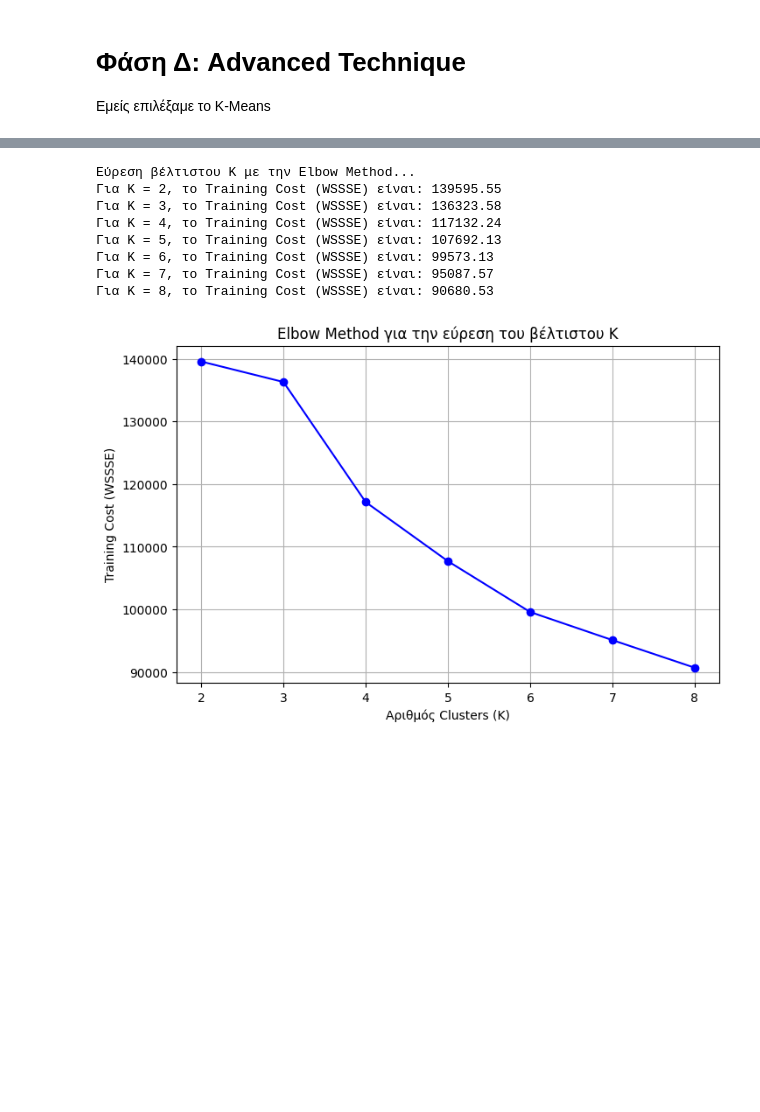
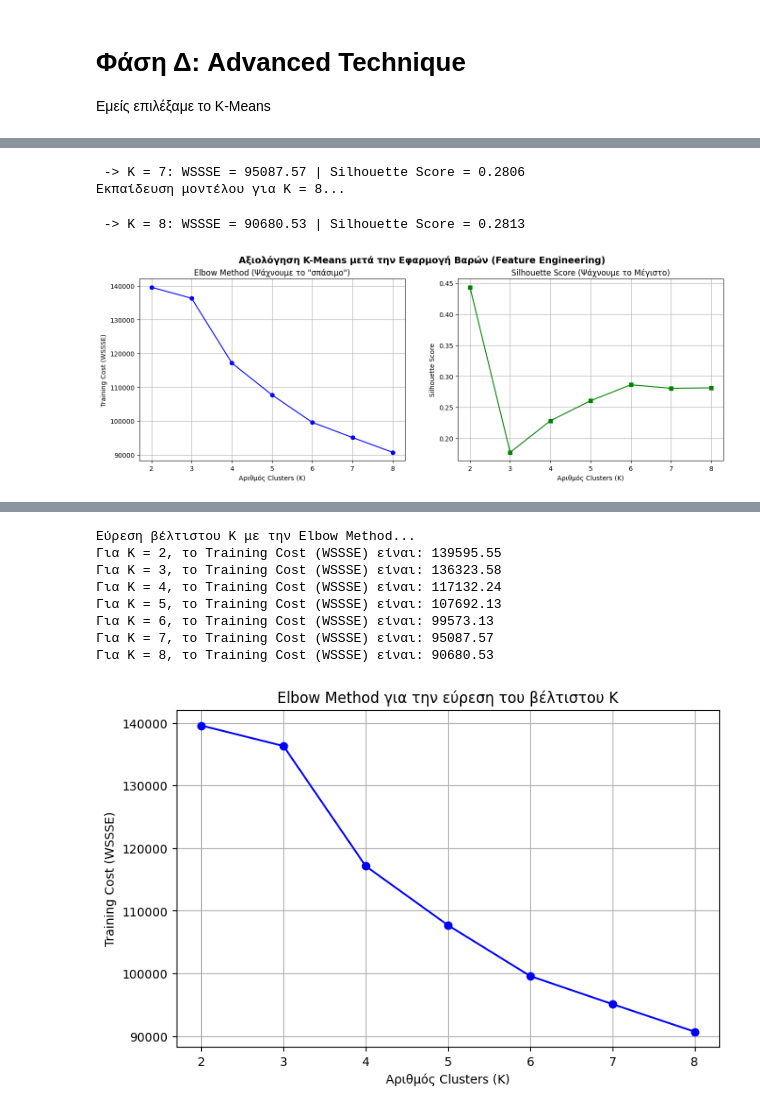
Before and after one commit to Ma1cOS/Big-Data, a Jupyter notebook: notebooks/4_advanced_technique.ipynb, the cells around one changed output, grey strips where cells are left out. Cells and saved outputs as stored; diff of their text form; code cells hidden in the pictures; blank space fills up the shorter version.

Commit message:
αλλαγες στην ροη (χωρις να διαγραψω τα παλια)

```diff
--- a/notebooks/4_advanced_technique.ipynb
+++ b/notebooks/4_advanced_technique.ipynb
@@ -4,0 +7,17 @@
+# %%
+from pyspark.sql import SparkSession
+
+# 1. Εκκίνηση του SparkSession
+spark = SparkSession.builder \
+    .appName("KMeans_Feature_Exploration") \
+    .master("local[*]") \
+    .config("spark.driver.memory", "4g") \
+    .getOrCreate()
+
+print("SparkSession αρχικοποιήθηκε με επιτυχία.")
+
+# 2. Φόρτωση των DataFrames
+df_silver = spark.read.parquet("../data/train_silver.parquet")
+train_gold = spark.read.parquet("../data/train_gold.parquet")
+
+print(f"Δεδομένα φορτώθηκαν. Gold Layer σχήμα: {train_gold.schema}")
@@ -4,0 +119,59 @@
+# %%
+import matplotlib.pyplot as plt
+import pandas as pd
+from pyspark.ml.clustering import KMeans
+from pyspark.ml.evaluation import ClusteringEvaluator
+
+print("Έναρξη αξιολόγησης του modified_gold...")
+
+# 1. Αρχικοποίηση λιστών για την αποθήκευση των μετρικών
+costs = []
+silhouette_scores = []
+k_range = range(2, 9)  # Δοκιμάζουμε Κ από 2 έως 8 όπως στην αρχική μελέτη
+
+# 2. Ορισμός του Evaluator για το Silhouette Score
+evaluator = ClusteringEvaluator(
+    predictionCol="cluster",
+    featuresCol="features",
+    metricName="silhouette"
+)
+
+# 3. Εκτέλεση του Loop για κάθε K
+for k_val in k_range:
+    print(f"Εκπαίδευση μοντέλου για K = {k_val}...")
+
+    # Ορισμός και εκπαίδευση του KMeans με σταθερό seed για αναπαραγωγιμότητα
+    km = KMeans(featuresCol="features", predictionCol="cluster", k=k_val, seed=42)
+    model = km.fit(modified_gold)
+
+    # α) Υπολογισμός Training Cost (WSSSE) για την Elbow Method
+    cost = model.summary.trainingCost
+    costs.append(cost)
+
+    # β) Παραγωγή προβλέψεων και υπολογισμός Silhouette Score
+    predictions = model.transform(modified_gold)
+    score = evaluator.evaluate(predictions)
+    silhouette_scores.append(score)
+
+    print(f" -> K = {k_val}: WSSSE = {cost:.2f} | Silhouette Score = {score:.4f}")
+
+# 4. Σχεδίαση Γραφημάτων (Δίπλα-Δίπλα για εύκολη σύγκριση)
+fig, (ax1, ax2) = plt.subplots(1, 2, figsize=(16, 5))
+
+# Γράφημα 1: Elbow Method
+ax1.plot(list(k_range), costs, marker='o', linestyle='-', color='b')
+ax1.set_xlabel('Αριθμός Clusters (K)')
+ax1.set_ylabel('Training Cost (WSSSE)')
+ax1.set_title('Elbow Method (Ψάχνουμε το "σπάσιμο")')
+ax1.grid(True)
+
+# Γράφημα 2: Silhouette Score
+ax2.plot(list(k_range), silhouette_scores, marker='s', linestyle='-', color='g')
+ax2.set_xlabel('Αριθμός Clusters (K)')
+ax2.set_ylabel('Silhouette Score')
+ax2.set_title('Silhouette Score (Ψάχνουμε το Μέγιστο)')
+ax2.grid(True)
+
+plt.suptitle('Αξιολόγηση K-Means μετά την Εφαρμογή Βαρών (Feature Engineering)', fontsize=14, fontweight='bold')
+plt.show()
+# %% [output]
@@ -4,0 +190,4 @@
+ -> K = 7: WSSSE = 95087.57 | Silhouette Score = 0.2806
+Εκπαίδευση μοντέλου για K = 8...
+ -> K = 8: WSSSE = 90680.53 | Silhouette Score = 0.2813
+[figure, added]
```
Also changed, not shown: parts of 14 cells of this notebook.
